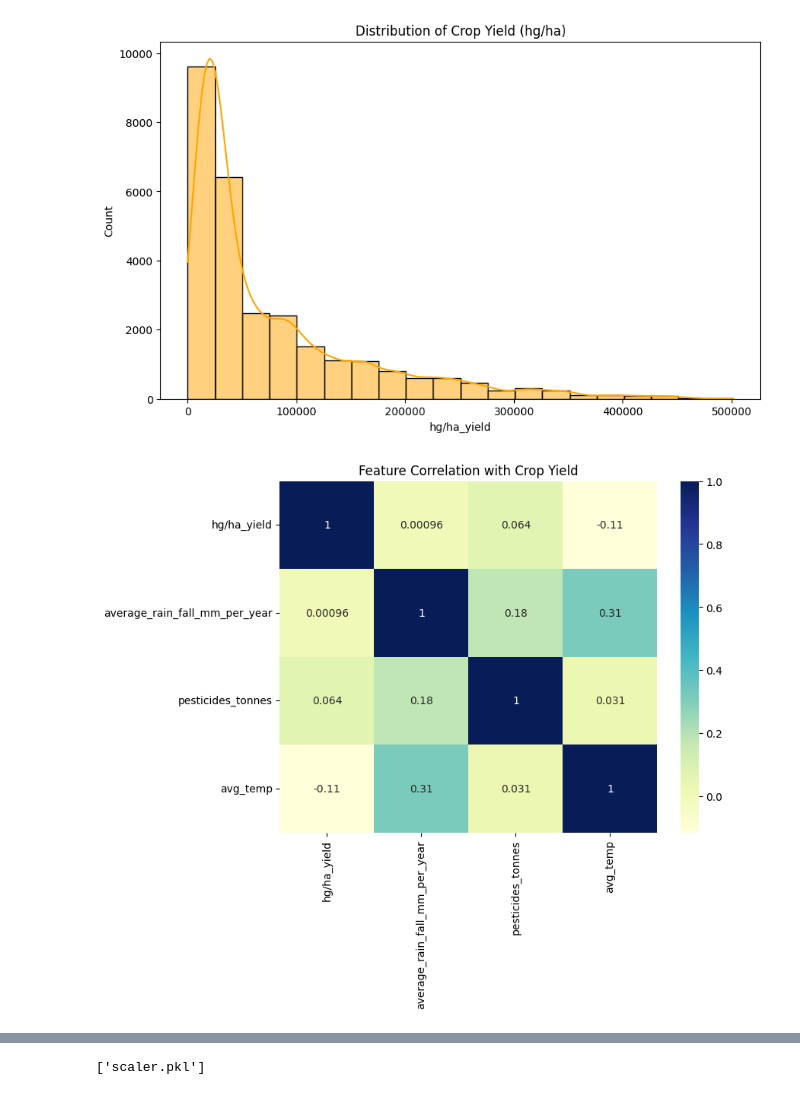
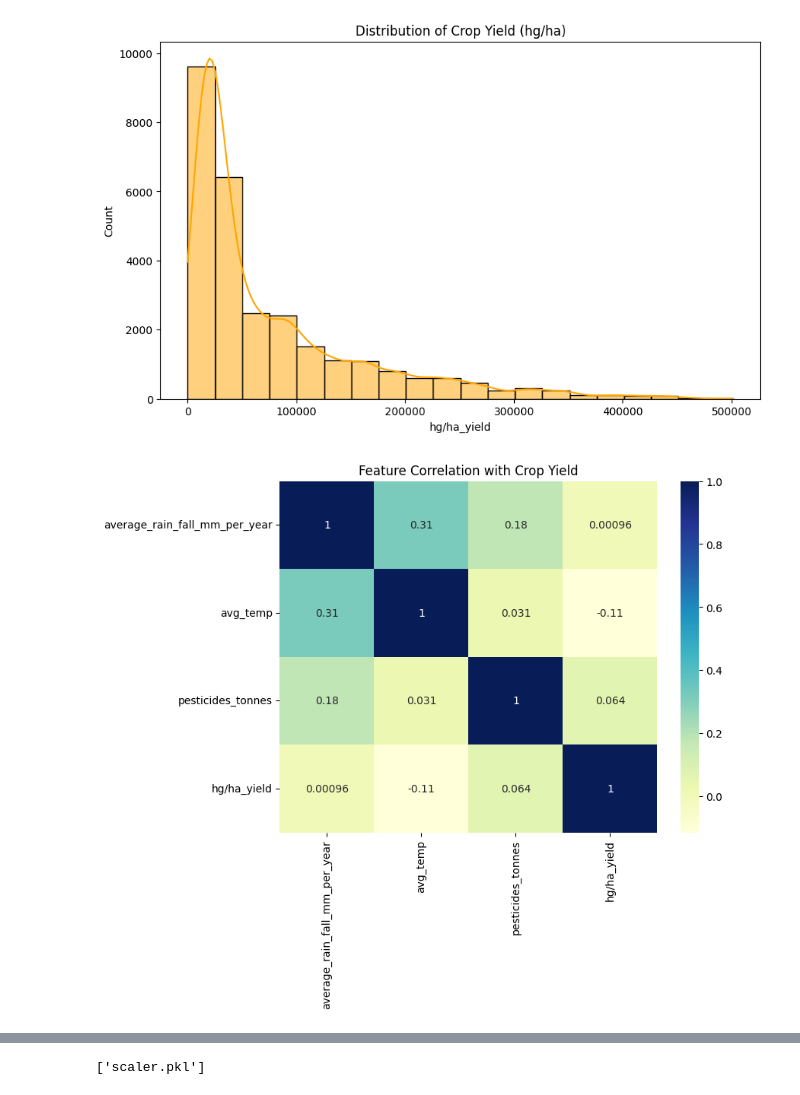
Before and after one commit to Sheila5rwa/linear_regression_model1, a Jupyter notebook: summative/linear_regression/multivariate.ipynb, the cells around one changed output, grey strips where cells are left out. Saved outputs shown, nothing was run; the diff lists cells and outputs as text; code cells hidden in the pictures.

```diff
--- a/summative/linear_regression/multivariate.ipynb
+++ b/summative/linear_regression/multivariate.ipynb
@@ -21,24 +16,24 @@ df_cleaned = df.drop(columns=columns_to_drop)
 # %%
-# 2. Select the 3 numeric features from our cleaned dataset
+# 2. Select just 3 numeric features (No feature engineering needed!)
 selected_features = [
     'average_rain_fall_mm_per_year',
     'avg_temp',
     'pesticides_tonnes'
 ]
 
-X = df_cleaned[selected_features]
-y = df_cleaned['hg/ha_yield'] # Target: Predicting exact crop production
+X = df[selected_features]
+y = df['hg/ha_yield'] # Target: Predicting exact crop production
 # %%
-# 3. Visualizations (Required by Rubric)
+# 3. Visualizations
 plt.figure(figsize=(10, 6))
 sns.histplot(y, bins=20, kde=True, color='orange')
 plt.title('Distribution of Crop Yield (hg/ha)')
 plt.show()
 
 plt.figure(figsize=(8, 6))
-sns.heatmap(df_cleaned.corr(), annot=True, cmap='YlGnBu')
+sns.heatmap(df[selected_features + ['hg/ha_yield']].corr(), annot=True, cmap='YlGnBu')
 plt.title('Feature Correlation with Crop Yield')
 plt.show()
 # %% [output]
 [figure]
-[figure, old version]
+[figure, new version]
```
Also changed, not shown: parts of 6 cells of this notebook.
